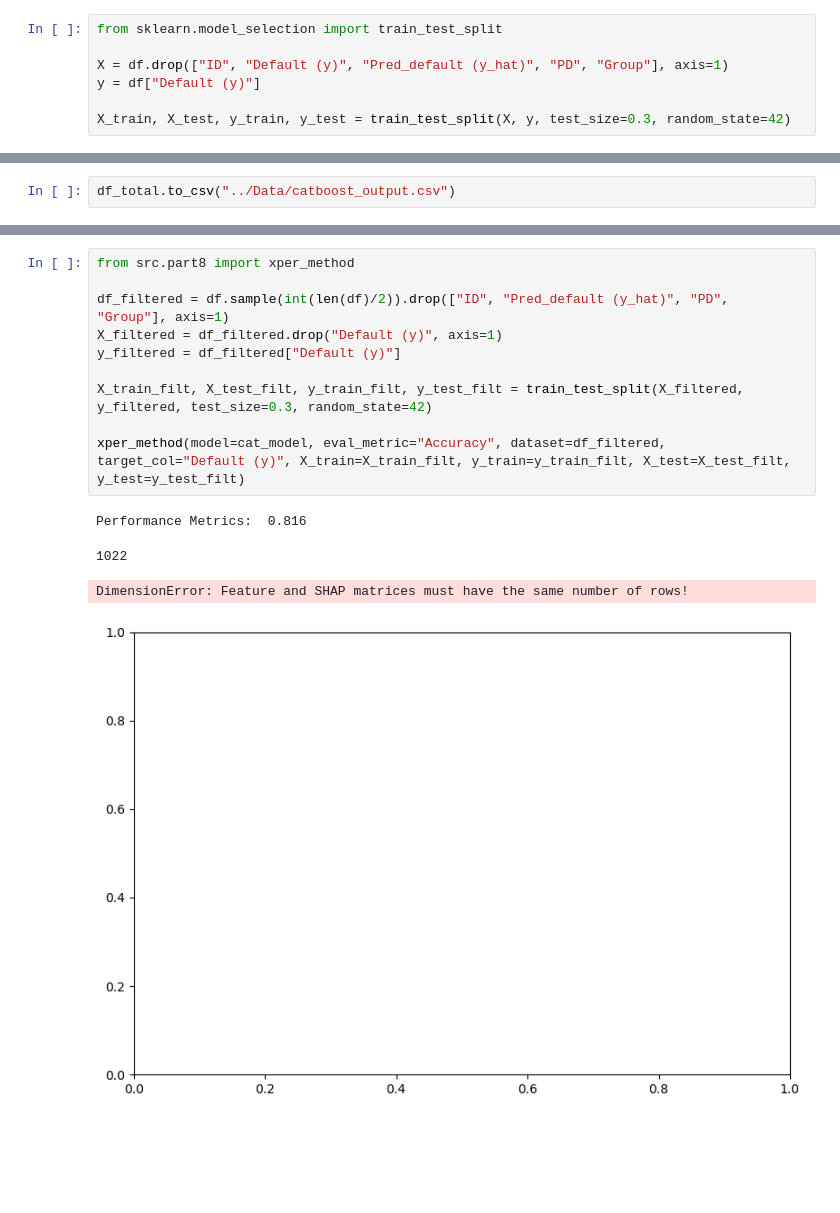
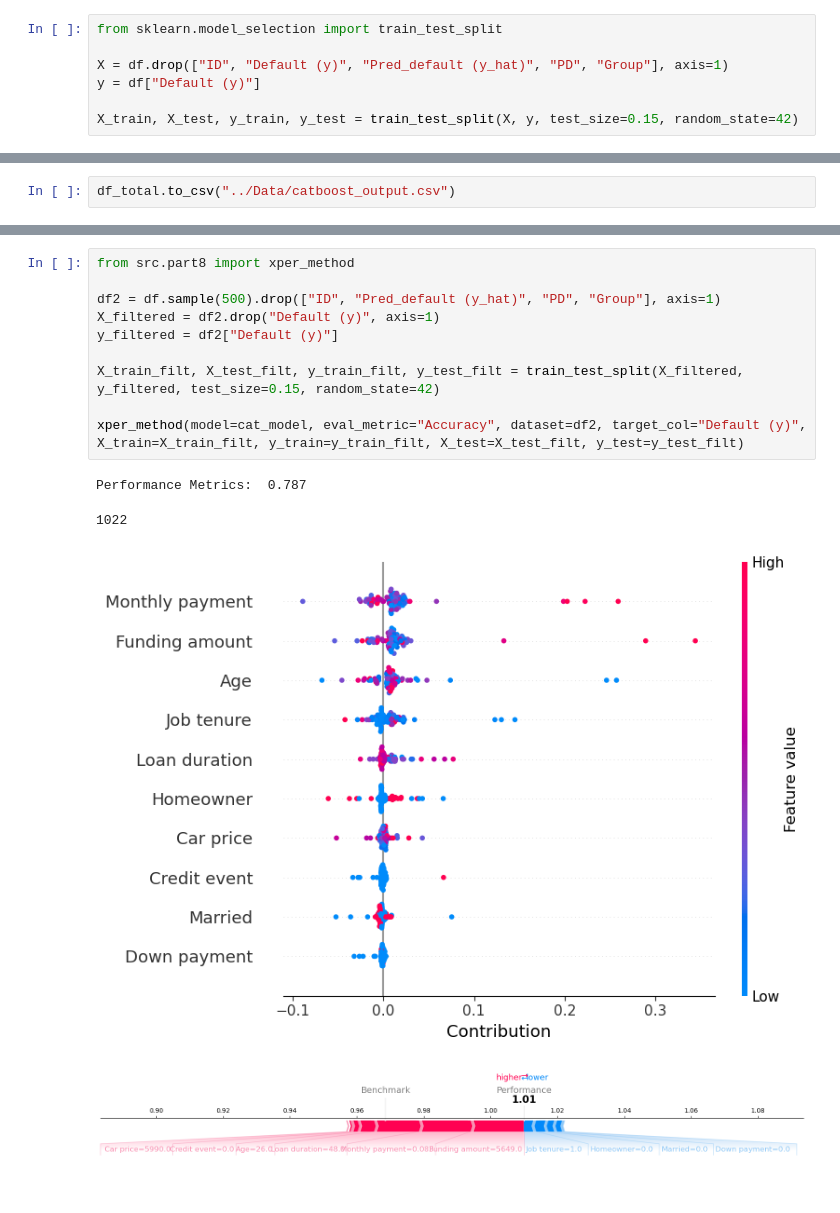
Before and after one commit to julescrevola/interpret_fair, a Jupyter notebook: notebooks/own_model.ipynb, the cells around one changed output, grey strips where cells are left out. Cells and saved outputs as stored; diff of their text form; blank space fills up the shorter version.

```diff
--- a/notebooks/own_model.ipynb
+++ b/notebooks/own_model.ipynb
@@ -53,7 +53,7 @@ from sklearn.model_selection import train_test_split
 X = df.drop(["ID", "Default (y)", "Pred_default (y_hat)", "PD", "Group"], axis=1)
 y = df["Default (y)"]
 
-X_train, X_test, y_train, y_test = train_test_split(X, y, test_size=0.3, random_state=42)
+X_train, X_test, y_train, y_test = train_test_split(X, y, test_size=0.15, random_state=42)
 # %%
 from catboost import CatBoostClassifier
 
@@ -152,15 +152,15 @@ draw_pdp_ice_graphs(model=cat_model, data=X_train, model_name="cat_model", varia
 # %%
 from src.part8 import xper_method
 
-df_filtered = df.sample(int(len(df)/2)).drop(["ID", "Pred_default (y_hat)", "PD", "Group"], axis=1)
-X_filtered = df_filtered.drop("Default (y)", axis=1)
-y_filtered = df_filtered["Default (y)"]
+df2 = df.sample(500).drop(["ID", "Pred_default (y_hat)", "PD", "Group"], axis=1)
+X_filtered = df2.drop("Default (y)", axis=1)
+y_filtered = df2["Default (y)"]
 
-X_train_filt, X_test_filt, y_train_filt, y_test_filt = train_test_split(X_filtered, y_filtered, test_size=0.3, random_state=42)
+X_train_filt, X_test_filt, y_train_filt, y_test_filt = train_test_split(X_filtered, y_filtered, test_size=0.15, random_state=42)
 
-xper_method(model=cat_model, eval_metric="Accuracy", dataset=df_filtered, target_col="Default (y)", X_train=X_train_filt, y_train=y_train_filt, X_test=X_test_filt, y_test=y_test_filt)
+xper_method(model=cat_model, eval_metric="Accuracy", dataset=df2, target_col="Default (y)", X_train=X_train_filt, y_train=y_train_filt, X_test=X_test_filt, y_test=y_test_filt)
 # %% [output]
-Performance Metrics:  0.816
+Performance Metrics:  0.787
 1022
-DimensionError: Feature and SHAP matrices must have the same number of rows!
-[figure, old version]
+[figure, new version]
+[figure, added]
```
Also changed, not shown: parts of 5 cells of this notebook, 6 other files.
